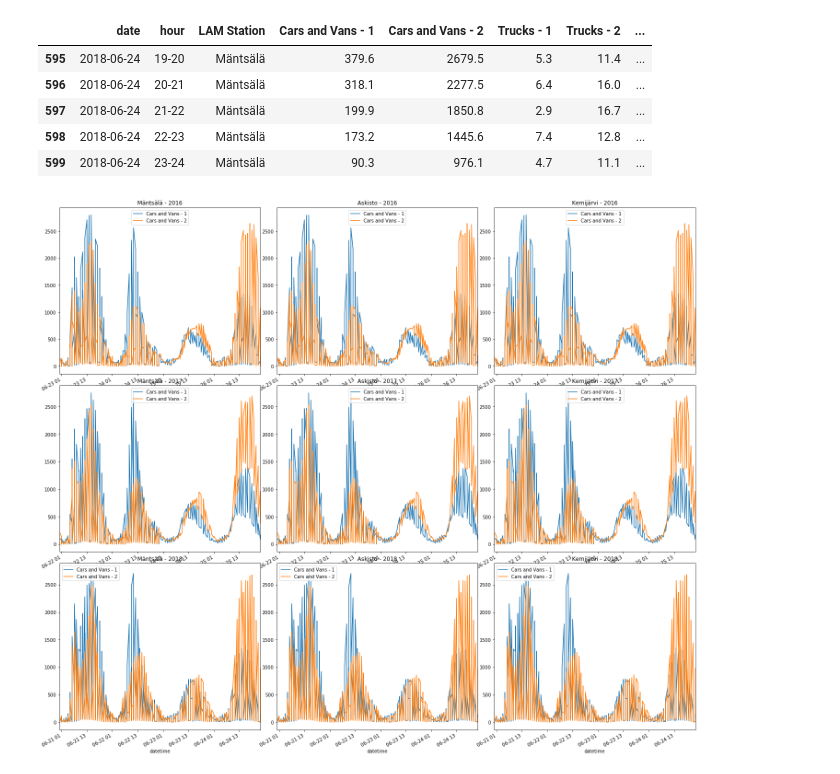
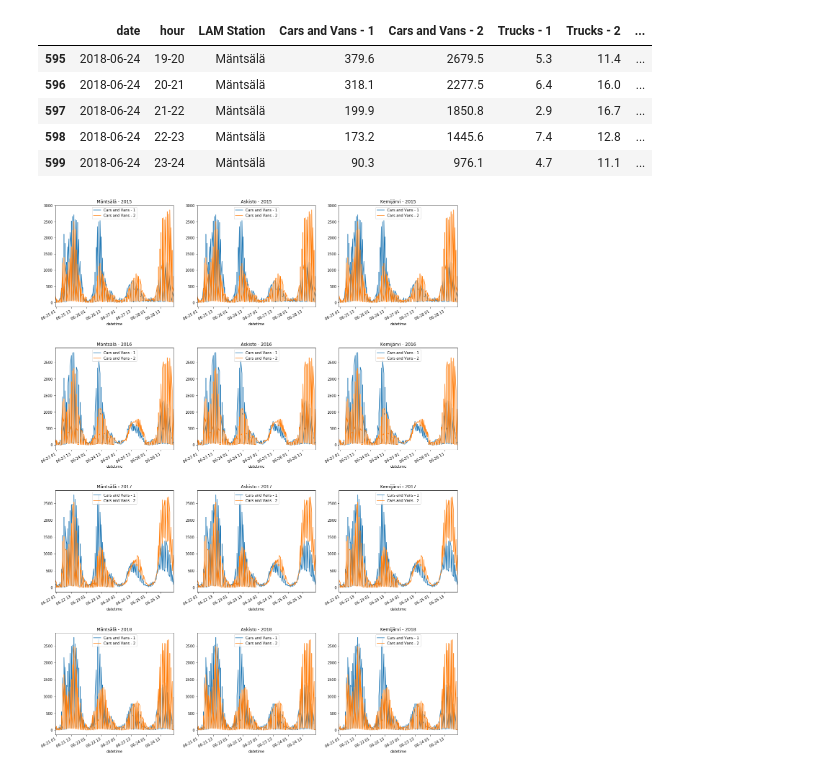
Before and after one commit to veicco/bcg-gamma, a Jupyter notebook: 4 Visualizations.ipynb, the cells around one changed output. Saved outputs shown, nothing was run; the diff lists cells and outputs as text; code cells hidden in the pictures.

```diff
--- a/4 Visualizations.ipynb
+++ b/4 Visualizations.ipynb
@@ -20,7 +20,7 @@ combined = pd.concat([midsummers, predicted])
 combined["weekday"] = combined.date.apply(lambda date: date.weekday())
 
 #combined = combined[combined["LAM Station"] == "Kemijärvi"]
-combined = combined[(combined.weekday >= 3) & (combined.weekday <= 6) & (combined.year > 2015)]
+combined = combined[(combined.weekday >= 3) & (combined.weekday <= 6) & (combined.year >= 2015)]
 # %%
 combined.tail()
 # %% [output]
@@ -33,18 +33,18 @@ combined.tail()
 # %%
 years = combined.year.unique()
 locations = combined["LAM Station"].unique()
 
-fig, ax = plt.subplots(nrows=len(years), ncols=len(locations), figsize=(20, 20))
-plt.subplots_adjust()
+fig, ax = plt.subplots(nrows=len(years), ncols=len(locations), figsize=(20, 30))
+plt.subplots_adjust(hspace = 0.4)
 
 j = 0
 for year in years:
     i = 0
     for location in locations:
         axis = ax[j][i]
         axis.set_title(location + " - {}".format(year))
         combined[combined.year == year][["datetime", "Cars and Vans - 1", "Cars and Vans - 2"]].plot(x="datetime", ax=axis)
         i += 1
     j += 1
 # %% [output]
-[figure, old version]
+[figure, new version]
```
